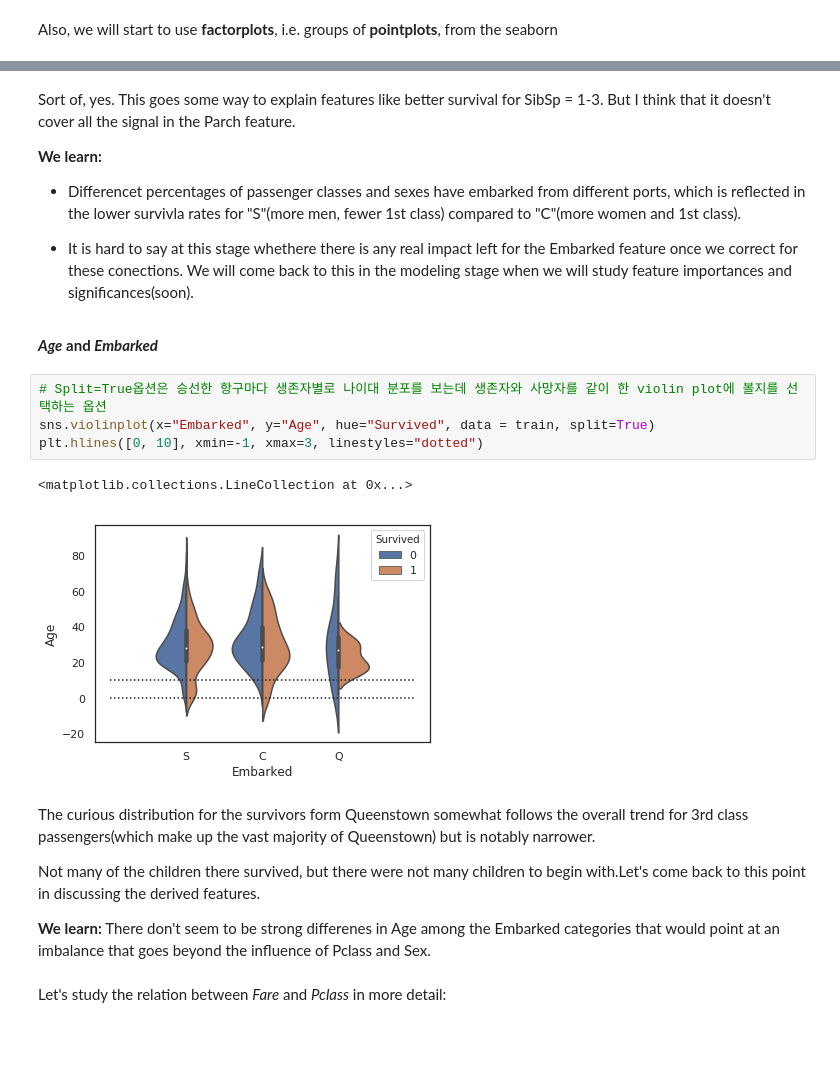
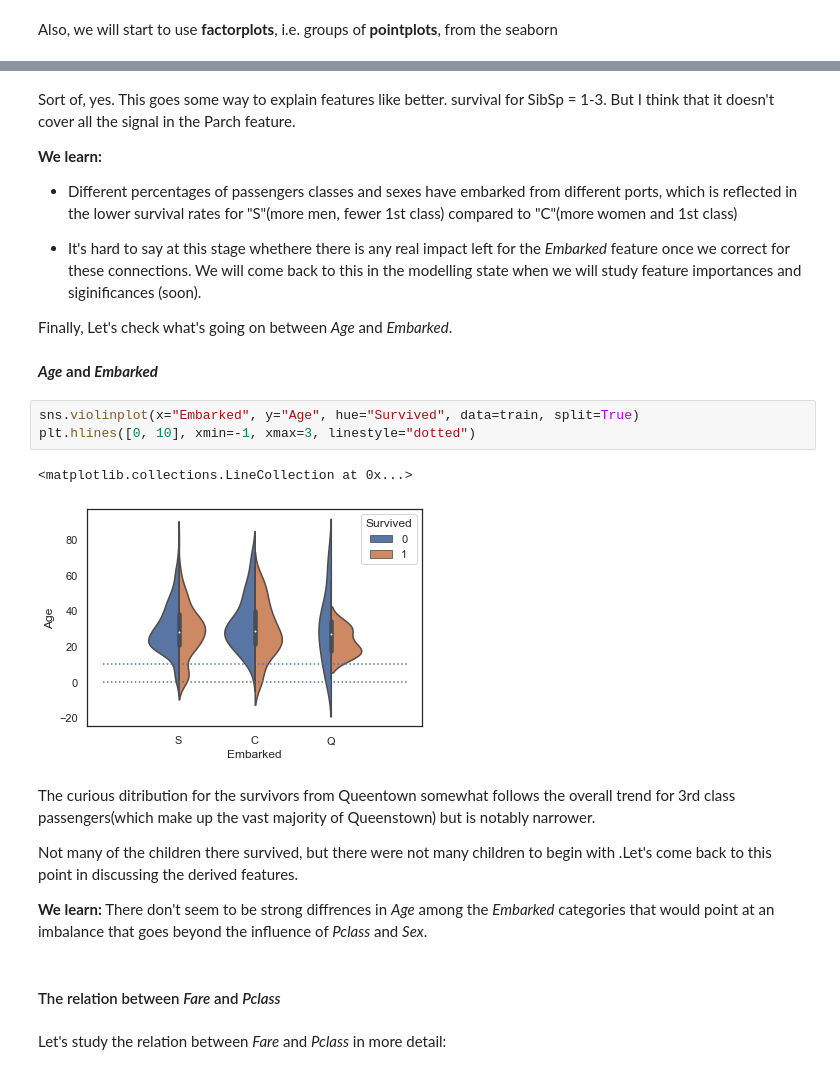
Before and after one commit to SANGSEOSEO/philosophy_datascience, a Jupyter notebook: 08.Kaggle_Dacon/titanic/titanic-for-python.ipynb, the cells around one changed output, grey strips where cells are left out. Saved outputs shown, nothing was run; the diff lists cells and outputs as text; blank space fills up the shorter version.

```diff
--- a/08.Kaggle_Dacon/titanic/titanic-for-python.ipynb
+++ b/08.Kaggle_Dacon/titanic/titanic-for-python.ipynb
@@ -788,26 +793,31 @@ Text(0,0.5,'Domi Ratio')
 # %% [markdown]
-Sort of, yes. This goes some way to explain features like better survival for SibSp = 1-3. But I think that it doesn't cover all the signal in the Parch feature.
+Sort of, yes. This goes some way to explain features like better.
+survival for SibSp = 1-3. But I think that it doesn't cover all the signal in the Parch feature.
 
 **We learn:**
-* Differencet percentages of passenger classes and sexes have embarked from different ports, which is reflected in the lower survivla rates for "S"(more men, fewer 1st class) compared to "C"(more women and 1st class).
+* Different percentages of passengers classes and sexes have embarked from different ports, which is reflected in the lower survival rates for "S"(more men, fewer 1st class) compared to "C"(more women and 1st class)
 
-* It is hard to say at this stage whethere there is any real impact left for the Embarked feature once we correct for these conections. We will come back to this in the modeling stage when we will study feature importances and significances(soon).
+* It's hard to say at this stage whethere there is any real impact left for the *Embarked* feature once we correct for these connections.
+We will come back to this in the modelling state when we will study feature importances and siginificances (soon).
+
+Finally, Let's check what's going on between *Age* and *Embarked*.
 # %% [markdown]
 ***Age* and *Embarked***
 # %%
-# Split=True옵션은 승선한 항구마다 생존자별로 나이대 분포를 보는데 생존자와 사망자를 같이 한 violin plot에 볼지를 선택하는 옵션
-sns.violinplot(x="Embarked", y="Age", hue="Survived", data = train, split=True)
-plt.hlines([0, 10], xmin=-1, xmax=3, linestyles="dotted")
+sns.violinplot(x="Embarked", y="Age", hue="Survived", data=train, split=True)
+plt.hlines([0, 10], xmin=-1, xmax=3, linestyle="dotted")
 # %% [output]
 <matplotlib.collections.LineCollection at 0x...>
-[figure, old version]
+[figure, new version]
 # %% [markdown]
-The curious distribution for the survivors form Queenstown somewhat follows the overall trend for 3rd class passengers(which make up the vast majority of Queenstown) but is notably narrower.
+The curious ditribution for the survivors from Queentown somewhat follows the overall trend for 3rd class passengers(which make up the vast majority of Queenstown) but is notably narrower.
 
-Not many of the children there survived, but there were not many children to begin with.Let's come back to this point in discussing the derived features.
+Not many of the children there survived, but there were not many children to begin with .Let's come back to this point in discussing the derived features.
 
 **We learn:**
-There don't seem to be strong differenes in Age among the Embarked categories that would point at an imbalance that goes beyond the influence of Pclass and Sex.
+There don't seem to be strong diffrences in *Age* among the *Embarked* categories that would point at an imbalance that goes beyond the influence of *Pclass* and *Sex*.
+# %% [markdown]
+#### The relation between *Fare* and *Pclass*
 # %% [markdown]
 Let's study the relation between *Fare* and *Pclass* in more detail:
 # %%
```
Also changed, not shown: parts of 57 cells of this notebook.
